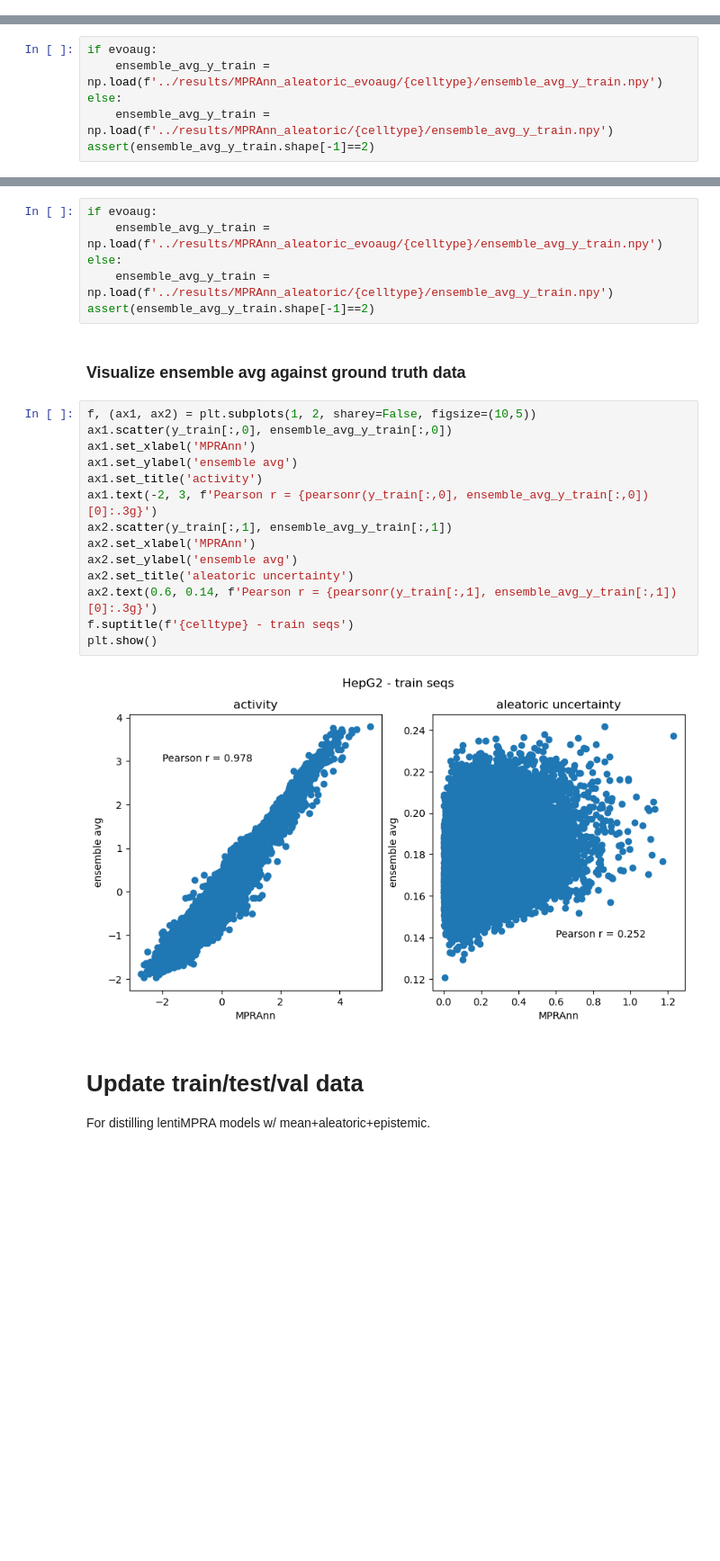
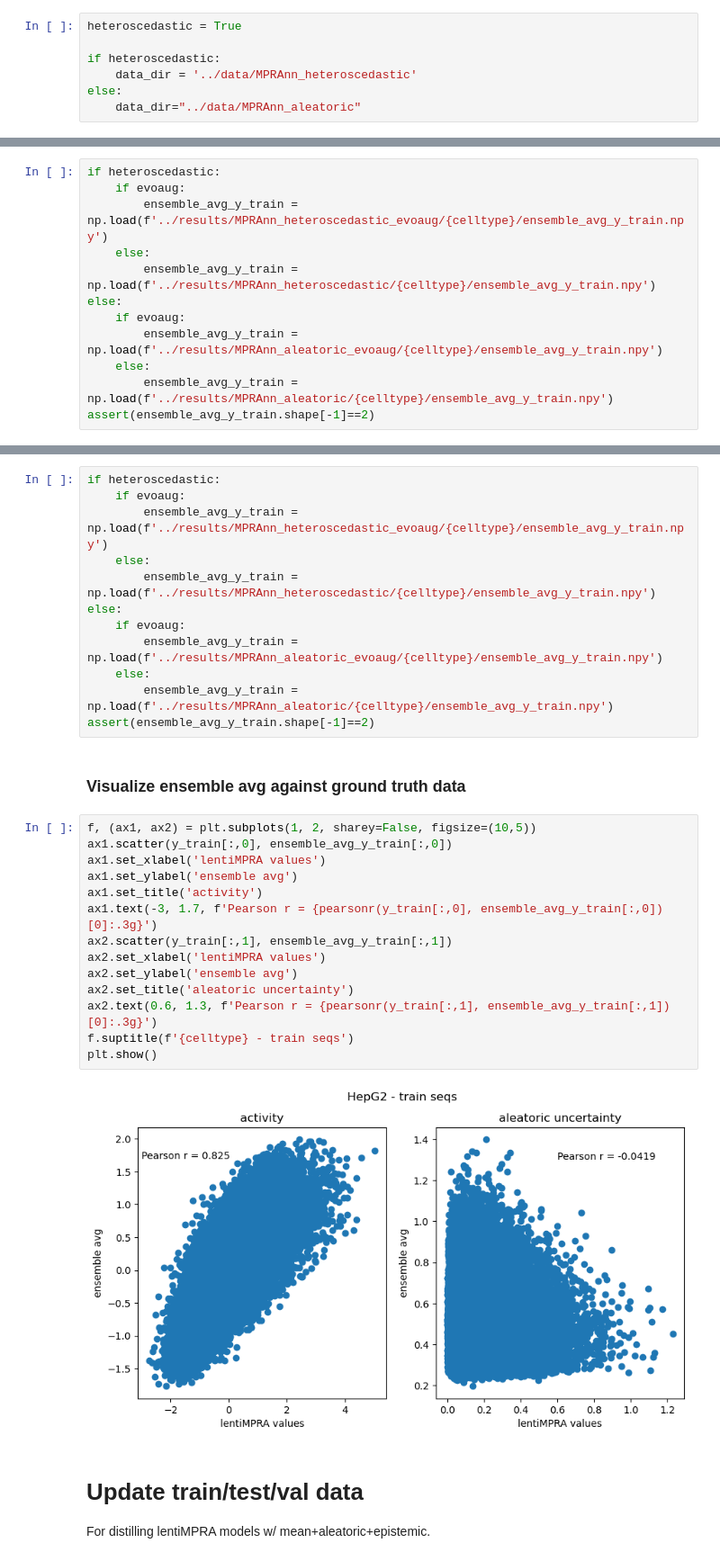
Before and after one commit to zrcjessica/ensemble_distillation, a Jupyter notebook: data_preprocessing/parse_MPRAnn_distillation_data.ipynb, the cells around one changed output, grey strips where cells are left out. Shown: that part at 90% size. Saved outputs shown, nothing was run; the diff lists cells and outputs as text; blank space fills up the shorter version.

```diff
--- a/data_preprocessing/parse_MPRAnn_distillation_data.ipynb
+++ b/data_preprocessing/parse_MPRAnn_distillation_data.ipynb
@@ -24,3 +28,10 @@ data_dir="../data/MPRAnn_aleatoric"
+# %%
+heteroscedastic = True
+
+if heteroscedastic:
+    data_dir = '../data/MPRAnn_heteroscedastic'
+else:
+    data_dir="../data/MPRAnn_aleatoric"
 # %% [markdown]
 # K562
 
@@ -75,10 +86,16 @@ epistemic_train.shape
 
 Average should be computed from ensemble of models w/ activity+aleatoric outputs.
 # %%
-if evoaug:
-    ensemble_avg_y_train = np.load(f'../results/MPRAnn_aleatoric_evoaug/{celltype}/ensemble_avg_y_train.npy')
+if heteroscedastic:
+    if evoaug:
+        ensemble_avg_y_train = np.load(f'../results/MPRAnn_heteroscedastic_evoaug/{celltype}/ensemble_avg_y_train.npy')
+    else:
+        ensemble_avg_y_train = np.load(f'../results/MPRAnn_heteroscedastic/{celltype}/ensemble_avg_y_train.npy')
 else:
-    ensemble_avg_y_train = np.load(f'../results/MPRAnn_aleatoric/{celltype}/ensemble_avg_y_train.npy')
+    if evoaug:
+        ensemble_avg_y_train = np.load(f'../results/MPRAnn_aleatoric_evoaug/{celltype}/ensemble_avg_y_train.npy')
+    else:
+        ensemble_avg_y_train = np.load(f'../results/MPRAnn_aleatoric/{celltype}/ensemble_avg_y_train.npy')
 assert(ensemble_avg_y_train.shape[-1]==2)
 # %% [markdown]
 ### Visualize ensemble avg against ground truth data
@@ -253,29 +270,35 @@ assert(epistemic_val.shape[0]==y_val.shape[0])
 
 Average should be computed from ensemble of models w/ activity+aleatoric outputs.
 # %%
-if evoaug:
-    ensemble_avg_y_train = np.load(f'../results/MPRAnn_aleatoric_evoaug/{celltype}/ensemble_avg_y_train.npy')
+if heteroscedastic:
+    if evoaug:
+        ensemble_avg_y_train = np.load(f'../results/MPRAnn_heteroscedastic_evoaug/{celltype}/ensemble_avg_y_train.npy')
+    else:
+        ensemble_avg_y_train = np.load(f'../results/MPRAnn_heteroscedastic/{celltype}/ensemble_avg_y_train.npy')
 else:
-    ensemble_avg_y_train = np.load(f'../results/MPRAnn_aleatoric/{celltype}/ensemble_avg_y_train.npy')
+    if evoaug:
+        ensemble_avg_y_train = np.load(f'../results/MPRAnn_aleatoric_evoaug/{celltype}/ensemble_avg_y_train.npy')
+    else:
+        ensemble_avg_y_train = np.load(f'../results/MPRAnn_aleatoric/{celltype}/ensemble_avg_y_train.npy')
 assert(ensemble_avg_y_train.shape[-1]==2)
 # %% [markdown]
 ### Visualize ensemble avg against ground truth data
 # %%
 f, (ax1, ax2) = plt.subplots(1, 2, sharey=False, figsize=(10,5))
 ax1.scatter(y_train[:,0], ensemble_avg_y_train[:,0])
-ax1.set_xlabel('MPRAnn')
+ax1.set_xlabel('lentiMPRA values')
 ax1.set_ylabel('ensemble avg')
 ax1.set_title('activity')
-ax1.text(-2, 3, f'Pearson r = {pearsonr(y_train[:,0], ensemble_avg_y_train[:,0])[0]:.3g}')
+ax1.text(-3, 1.7, f'Pearson r = {pearsonr(y_train[:,0], ensemble_avg_y_train[:,0])[0]:.3g}')
 ax2.scatter(y_train[:,1], ensemble_avg_y_train[:,1])
-ax2.set_xlabel('MPRAnn')
+ax2.set_xlabel('lentiMPRA values')
 ax2.set_ylabel('ensemble avg')
 ax2.set_title('aleatoric uncertainty')
-ax2.text(0.6, 0.14, f'Pearson r = {pearsonr(y_train[:,1], ensemble_avg_y_train[:,1])[0]:.3g}')
+ax2.text(0.6, 1.3, f'Pearson r = {pearsonr(y_train[:,1], ensemble_avg_y_train[:,1])[0]:.3g}')
 f.suptitle(f'{celltype} - train seqs')
 plt.show()
 # %% [output]
-[figure, old version]
+[figure, new version]
 # %% [markdown]
 # Update train/test/val data
 For distilling lentiMPRA models w/ mean+aleatoric+epistemic.
```
Also changed, not shown: parts of 5 cells of this notebook, 16 other files.
